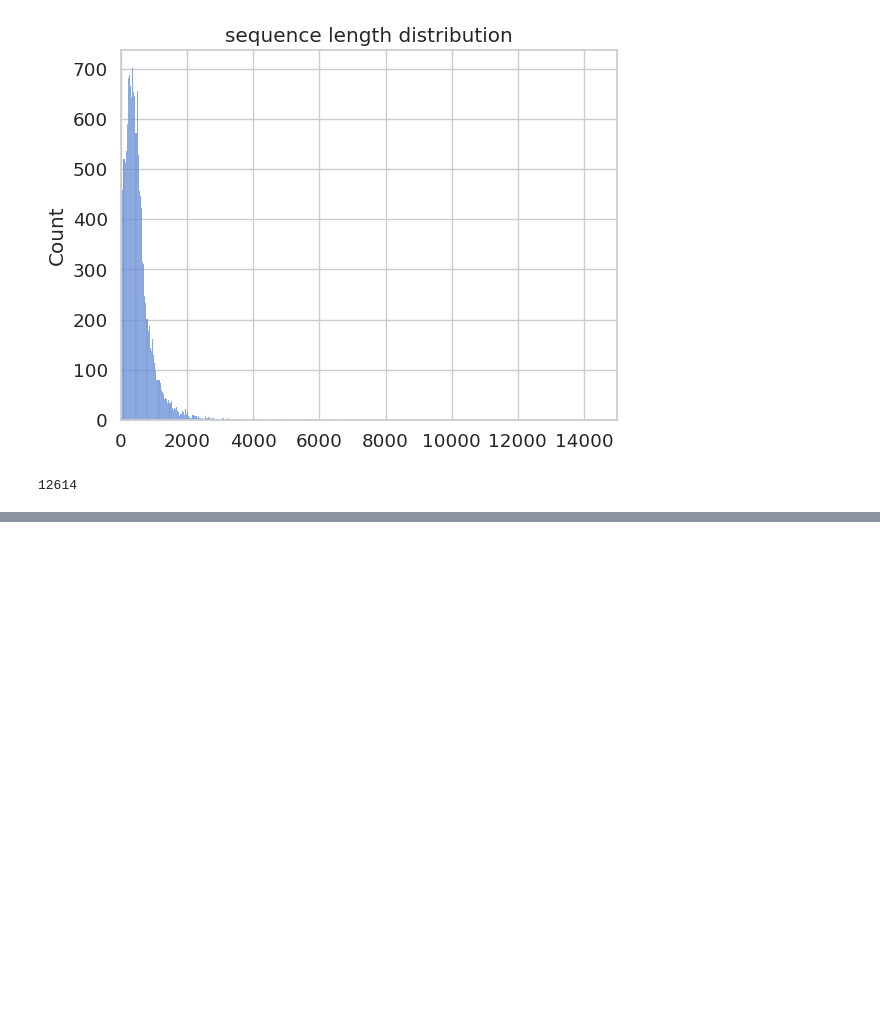
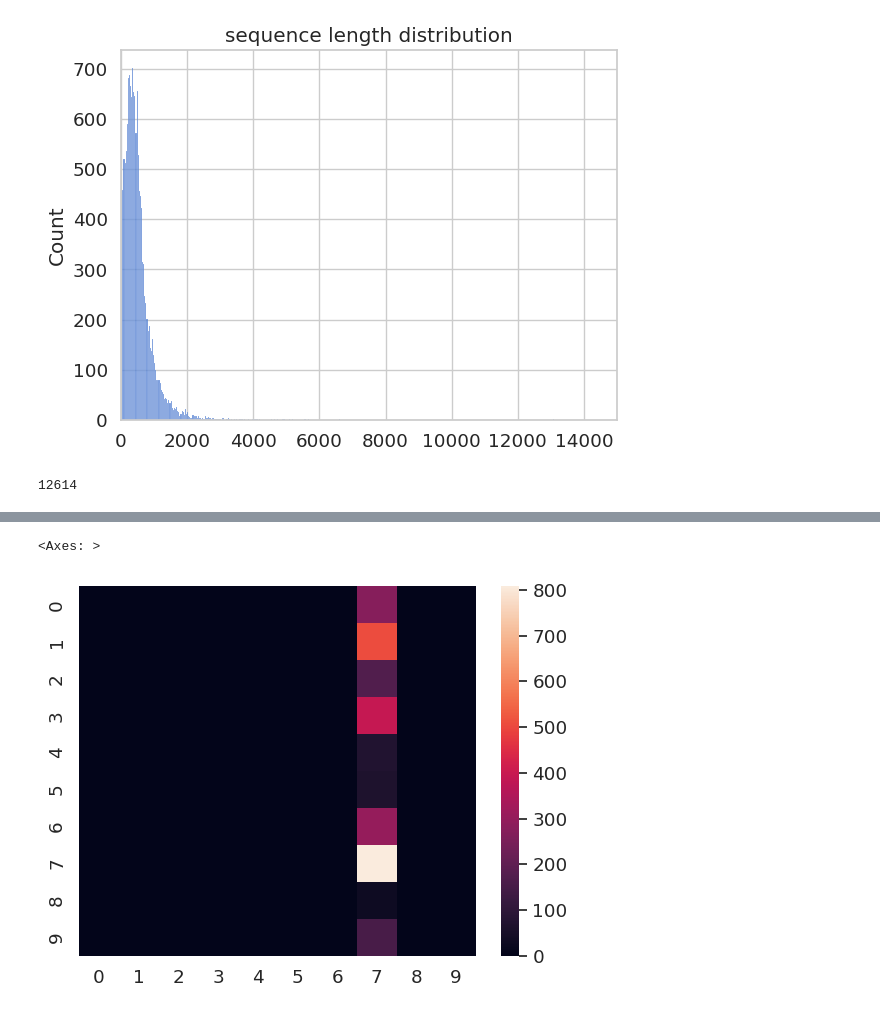
Before and after one commit to yoshimethod/bioinformatics, a Jupyter notebook: bioinformatics_pr5.ipynb, the cells around one changed output, grey strips where cells are left out. Drawn from its saved outputs; the diff is of its cells as text; code cells hidden in the pictures; blank space fills up the shorter version.

```diff
--- a/bioinformatics_pr5.ipynb
+++ b/bioinformatics_pr5.ipynb
@@ -121,0 +380,3 @@ len(dataX)
+# %%
+batch_size = 64
+test_loader = torch.utils.data.DataLoader(test_dataset, batch_size)
@@ -121,0 +396,15 @@ len(dataX)
+# %%
+true_list = []
+pred_list = []
+
+with torch.no_grad():
+  for x, y in test_loader:
+    outputs = simple_net(x)
+    _, predicted = torch.max(outputs.data, 1)
+    pred_list += predicted.detach().numpy().tolist()
+    true_list += y.detach().numpy().tolist()
+# %%
+from sklearn.metrics import confusion_matrix
+
+cm = confusion_matrix(true_list, pred_list)
+print(cm)
@@ -121,0 +422,5 @@ len(dataX)
+# %%
+sns.heatmap(cm)
+# %% [output]
+<Axes: >
+[figure, added]
```
Also changed, not shown: parts of 26 cells of this notebook.
